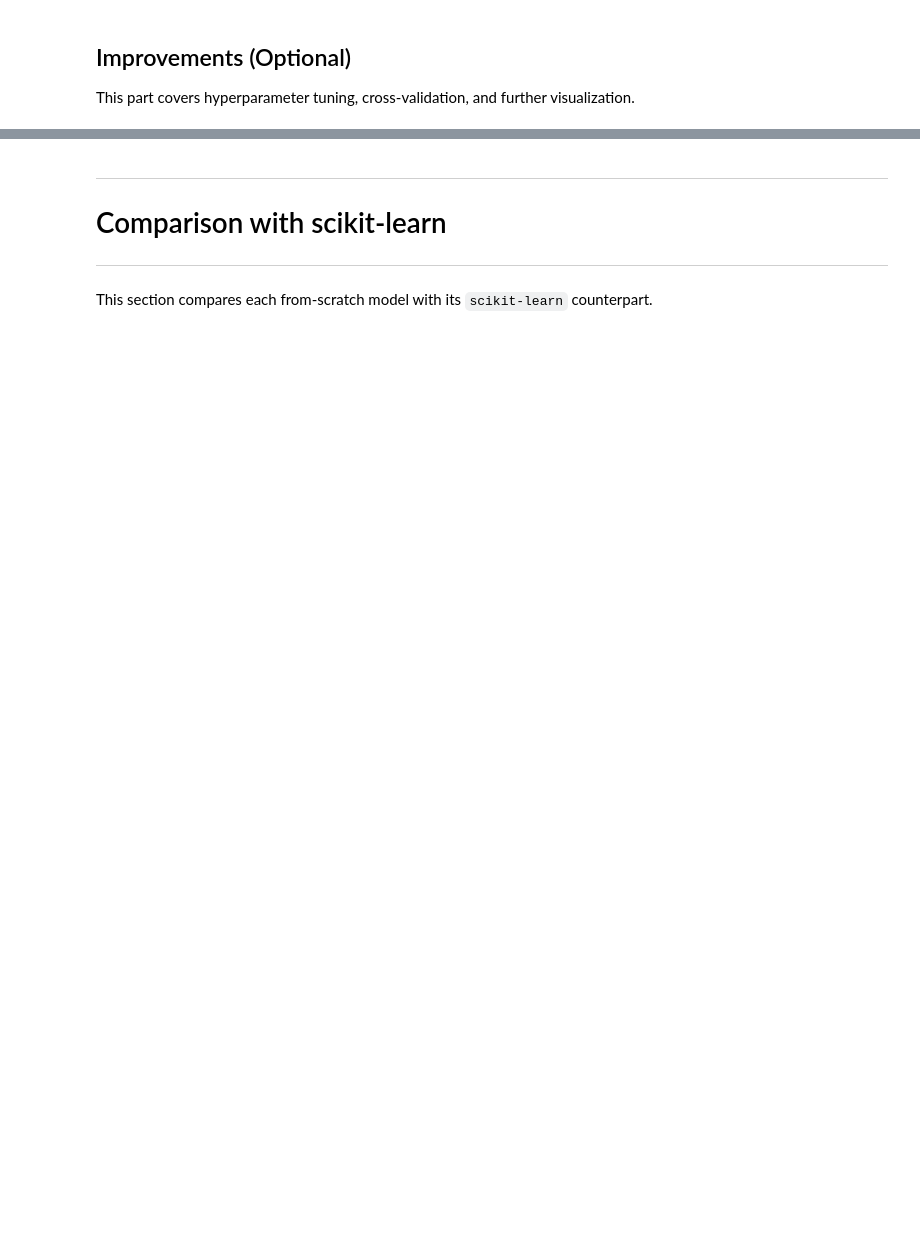
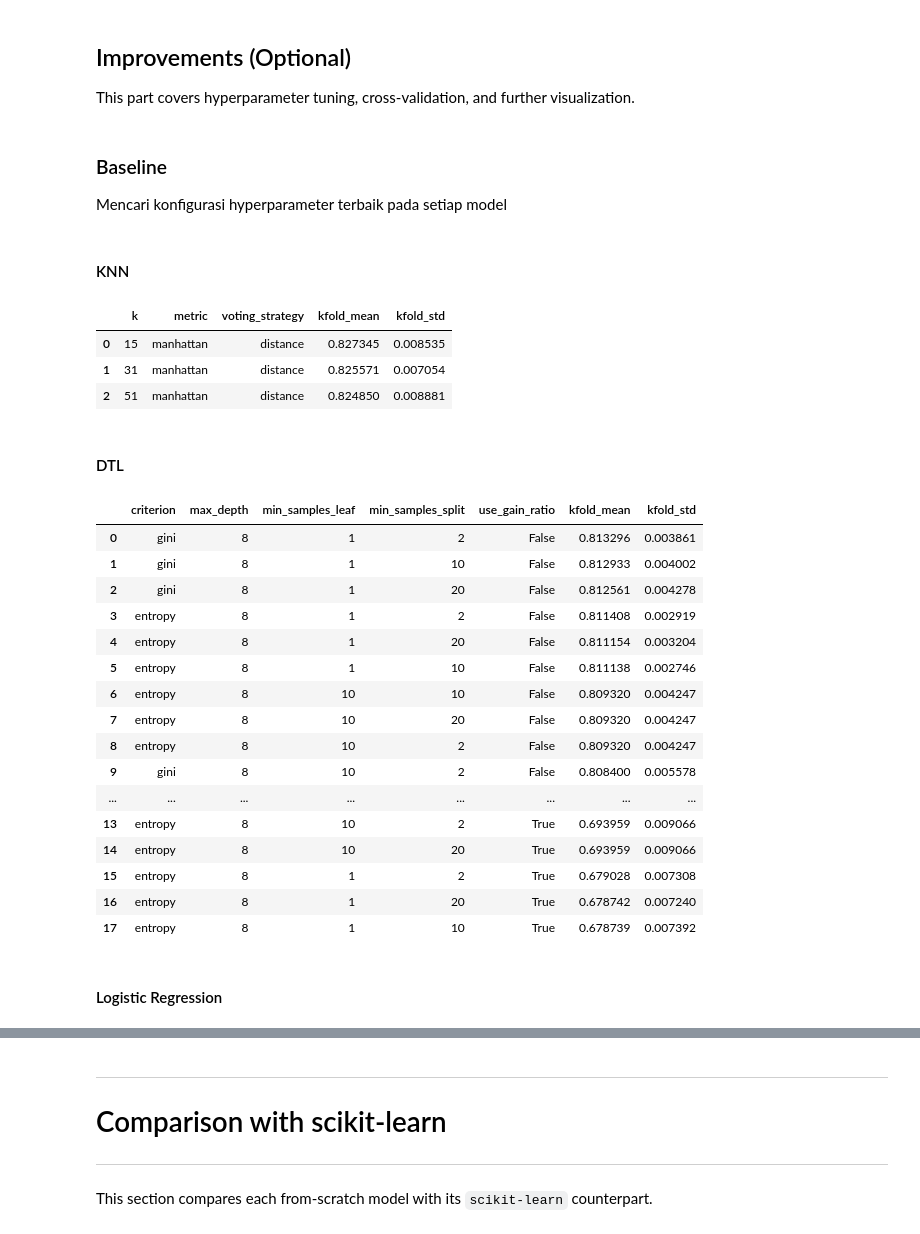
Before and after one commit to adielrum/IF3170_G32_PasukanPramaPutra, a Jupyter notebook: src/main.ipynb, the cells around one changed output, grey strips where cells are left out. Drawn from its saved outputs; the diff is of its cells as text; code cells hidden in the pictures; blank space fills up the shorter version.

```diff
--- a/src/main.ipynb
+++ b/src/main.ipynb
@@ -2229,4 +2162,31 @@ compare(holdout_table, kfold_table)
 
 This part covers hyperparameter tuning, cross-validation, and further visualization.
 # %%
-# Write your code here
+def tune(model, grid, X, y, method=None, use_pca=False, include_temporal=True):
+    rows = []
+
+    for params in ParameterGrid(grid):
+        tuned_model = deepcopy(model)
+
+        for key, value in params.items():
+            if not hasattr(tuned_model, key):
+                raise ValueError(f"Unknown parameter: {key}")
+
+            setattr(tuned_model, key, value)
+
+        scores = kfold_scores(
+            tuned_model,
+            X,
+            y,
+            method=method,
+            use_pca=use_pca,
+            include_temporal=include_temporal
+        )
+        rows.append({**params, 'kfold_mean': scores.mean(), 'kfold_std': scores.std()})
+
+    return pd.DataFrame(rows).sort_values('kfold_mean', ascending=False, ignore_index=True)
+# %% [markdown]
+### Baseline
+Mencari konfigurasi hyperparameter terbaik pada setiap model
+# %% [markdown]
+#### KNN
@@ -2232,0 +2197,49 @@ This part covers hyperparameter tuning, cross-validation, and further visualizat
+# %%
+tune(knn, knn_grid, X_train_raw, y_train_final)
+# %% [output]
+|  | k | metric | voting_strategy | kfold_mean | kfold_std |
+| 0 | 15 | manhattan | distance | 0.827345 | 0.008535 |
+| 1 | 31 | manhattan | distance | 0.825571 | 0.007054 |
+| 2 | 51 | manhattan | distance | 0.824850 | 0.008881 |
+# %% [markdown]
+#### DTL
+# %%
+# Decision Tree
+dtl_grid = [
+    {
+        "criterion": ["gini"],
+        "use_gain_ratio": [False],
+        "max_depth": [8],
+        "min_samples_split": [2, 10, 20],
+        "min_samples_leaf": [1, 10]
+    },
+    {
+        "criterion": ["entropy"],
+        "use_gain_ratio": [False, True],
+        "max_depth": [8],
+        "min_samples_split": [2, 10, 20],
+        "min_samples_leaf": [1, 10]
+    }
+]
+# %%
+tune(dtl, dtl_grid, X_train_raw, y_train_final)
+# %% [output]
+|  | criterion | max_depth | min_samples_leaf | min_samples_split | use_gain_ratio | kfold_mean | kfold_std |
+| 0 | gini | 8 | 1 | 2 | False | 0.813296 | 0.003861 |
+| 1 | gini | 8 | 1 | 10 | False | 0.812933 | 0.004002 |
+| 2 | gini | 8 | 1 | 20 | False | 0.812561 | 0.004278 |
+| 3 | entropy | 8 | 1 | 2 | False | 0.811408 | 0.002919 |
+| 4 | entropy | 8 | 1 | 20 | False | 0.811154 | 0.003204 |
+| 5 | entropy | 8 | 1 | 10 | False | 0.811138 | 0.002746 |
+| 6 | entropy | 8 | 10 | 10 | False | 0.809320 | 0.004247 |
+| 7 | entropy | 8 | 10 | 20 | False | 0.809320 | 0.004247 |
+| 8 | entropy | 8 | 10 | 2 | False | 0.809320 | 0.004247 |
+| 9 | gini | 8 | 10 | 2 | False | 0.808400 | 0.005578 |
+| ... | ... | ... | ... | ... | ... | ... | ... |
+| 13 | entropy | 8 | 10 | 2 | True | 0.693959 | 0.009066 |
+| 14 | entropy | 8 | 10 | 20 | True | 0.693959 | 0.009066 |
+| 15 | entropy | 8 | 1 | 2 | True | 0.679028 | 0.007308 |
+| 16 | entropy | 8 | 1 | 20 | True | 0.678742 | 0.007240 |
+| 17 | entropy | 8 | 1 | 10 | True | 0.678739 | 0.007392 |
+# %% [markdown]
+#### Logistic Regression
```
Also changed, not shown: parts of 119 cells of this notebook.
